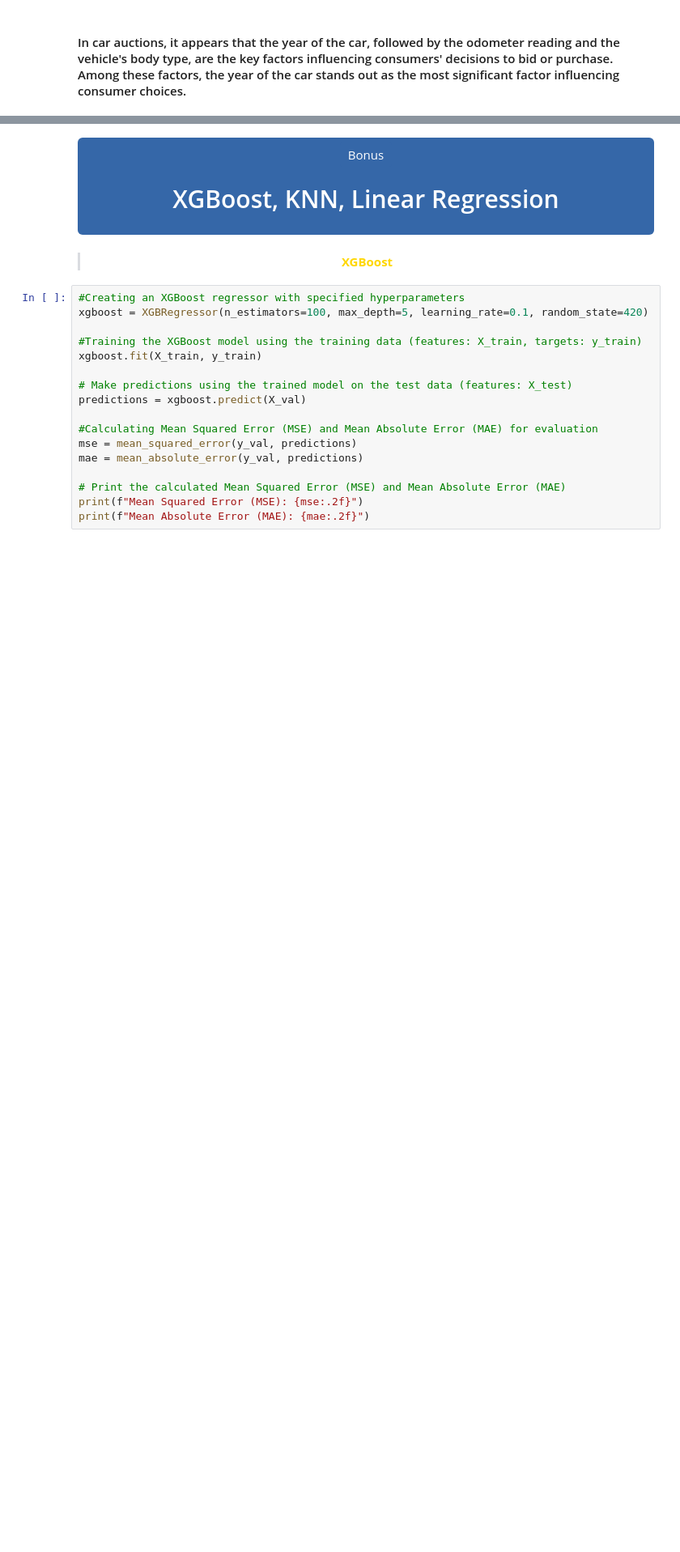
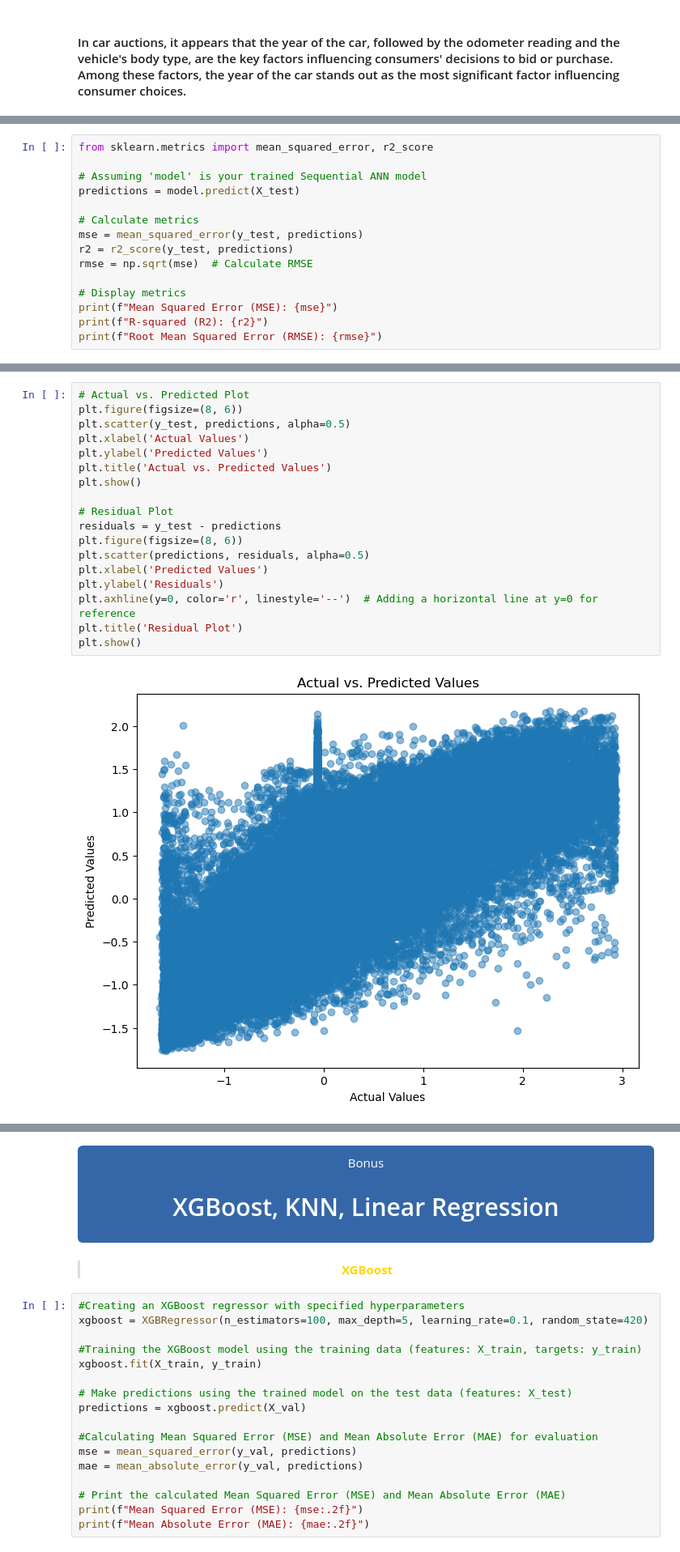
Before and after one commit to maxheijmans/AIM4B_Group1, a Jupyter notebook: UsedCarAuctionPrices/Modelling_UsedCarAuctionPrices.ipynb, the cells around one changed output, grey strips where cells are left out. Shown at 81% size. Saved outputs shown, nothing was run; the diff lists cells and outputs as text; blank space fills up the shorter version.

```diff
--- a/UsedCarAuctionPrices/Modelling_UsedCarAuctionPrices.ipynb
+++ b/UsedCarAuctionPrices/Modelling_UsedCarAuctionPrices.ipynb
@@ -610,0 +632,15 @@ Text(0.5, 1.0, 'Feature Importance Score')
+# %%
+from sklearn.metrics import mean_squared_error, r2_score
+
+# Assuming 'model' is your trained Sequential ANN model
+predictions = model.predict(X_test)
+
+# Calculate metrics
+mse = mean_squared_error(y_test, predictions)
+r2 = r2_score(y_test, predictions)
+rmse = np.sqrt(mse)  # Calculate RMSE
+
+# Display metrics
+print(f"Mean Squared Error (MSE): {mse}")
+print(f"R-squared (R2): {r2}")
+print(f"Root Mean Squared Error (RMSE): {rmse}")
@@ -610,0 +658,20 @@ Text(0.5, 1.0, 'Feature Importance Score')
+# %%
+# Actual vs. Predicted Plot
+plt.figure(figsize=(8, 6))
+plt.scatter(y_test, predictions, alpha=0.5)
+plt.xlabel('Actual Values')
+plt.ylabel('Predicted Values')
+plt.title('Actual vs. Predicted Values')
+plt.show()
+
+# Residual Plot
+residuals = y_test - predictions
+plt.figure(figsize=(8, 6))
+plt.scatter(predictions, residuals, alpha=0.5)
+plt.xlabel('Predicted Values')
+plt.ylabel('Residuals')
+plt.axhline(y=0, color='r', linestyle='--')  # Adding a horizontal line at y=0 for reference
+plt.title('Residual Plot')
+plt.show()
+# %% [output]
+[figure, added]
```
Also changed, not shown: parts of 12 cells of this notebook.
